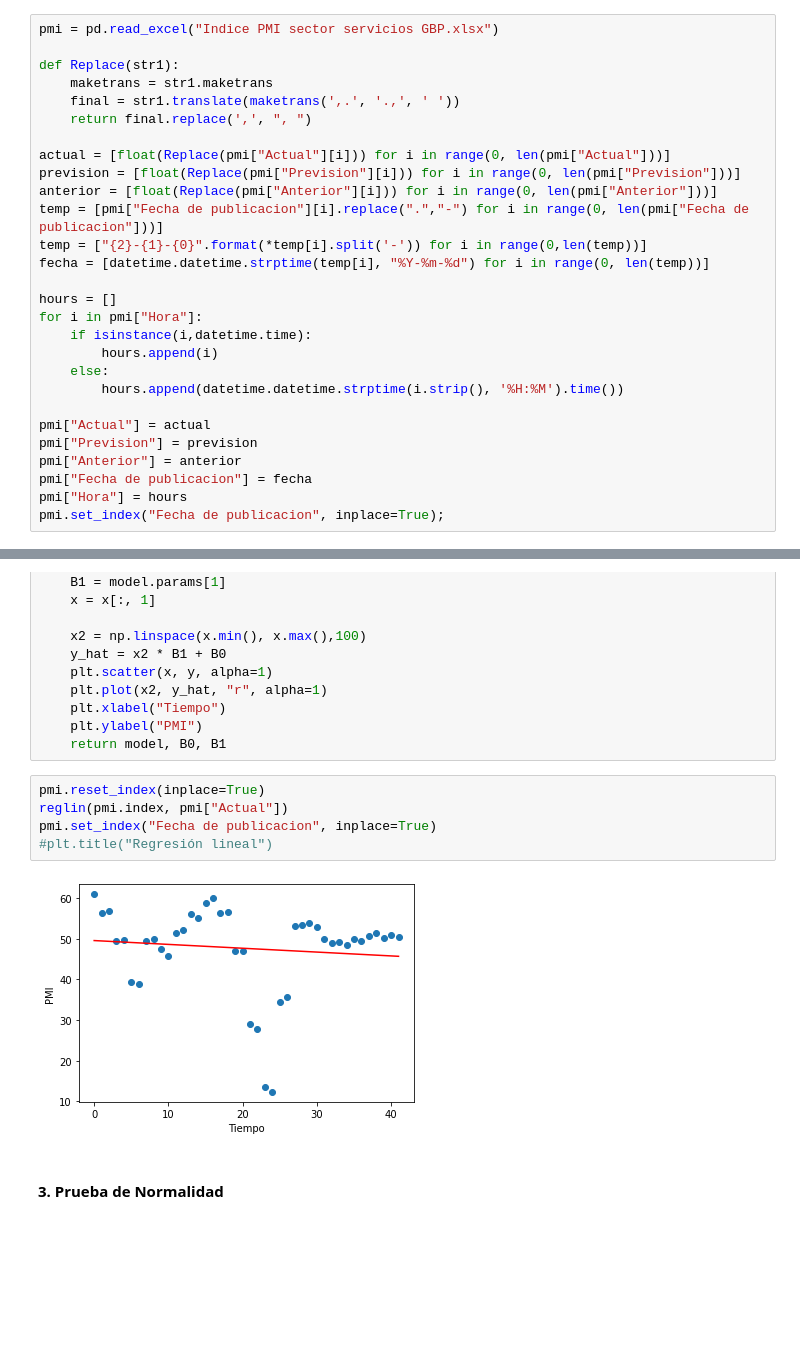
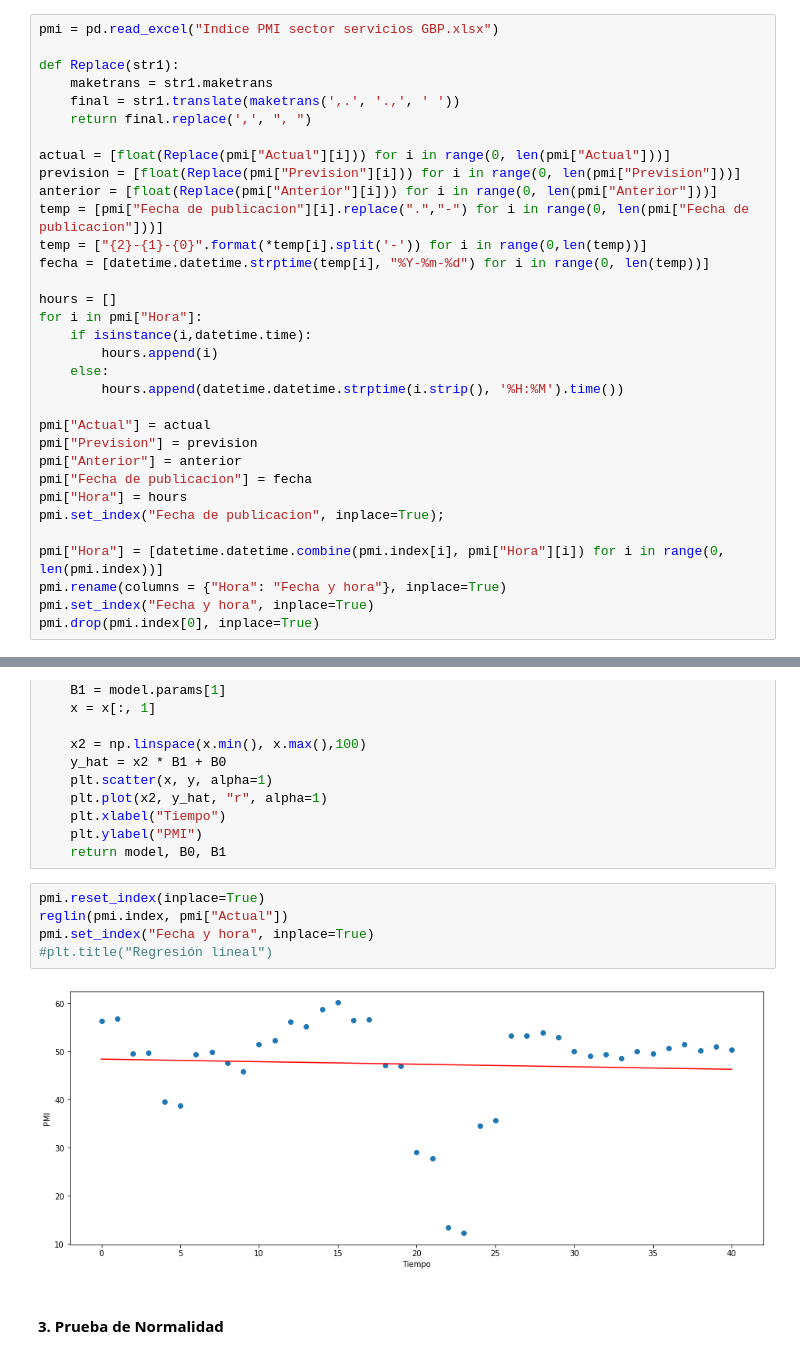
Before and after one commit to Sofiagarciaif/MyST_Proyecto_Final, a Jupyter notebook: notebook actualizado.ipynb, the cells around one changed output, grey strips where cells are left out. Drawn from its saved outputs; the diff is of its cells as text; blank space fills up the shorter version.

Commit message:
Funcion metricas
Ya casi acabo la funcion para sacar las metricas, solo me falta la ultima columna

```diff
--- a/notebook actualizado.ipynb
+++ b/notebook actualizado.ipynb
@@ -47,6 +47,11 @@ pmi["Anterior"] = anterior
 pmi["Fecha de publicacion"] = fecha
 pmi["Hora"] = hours
 pmi.set_index("Fecha de publicacion", inplace=True);
+
+pmi["Hora"] = [datetime.datetime.combine(pmi.index[i], pmi["Hora"][i]) for i in range(0, len(pmi.index))]
+pmi.rename(columns = {"Hora": "Fecha y hora"}, inplace=True)
+pmi.set_index("Fecha y hora", inplace=True)
+pmi.drop(pmi.index[0], inplace=True)
 # %%
 pmi.head()
 # %% [output]
@@ -97,10 +102,10 @@ def reglin(x,y):
 # %%
 pmi.reset_index(inplace=True)
 reglin(pmi.index, pmi["Actual"])
-pmi.set_index("Fecha de publicacion", inplace=True)
+pmi.set_index("Fecha y hora", inplace=True)
 #plt.title("Regresión lineal")
 # %% [output]
-[figure, old version]
+[figure, new version]
 # %% [markdown]
 #### 3. Prueba de Normalidad
 # %%
```
Also changed, not shown: parts of 15 cells of this notebook, 1 other file.
